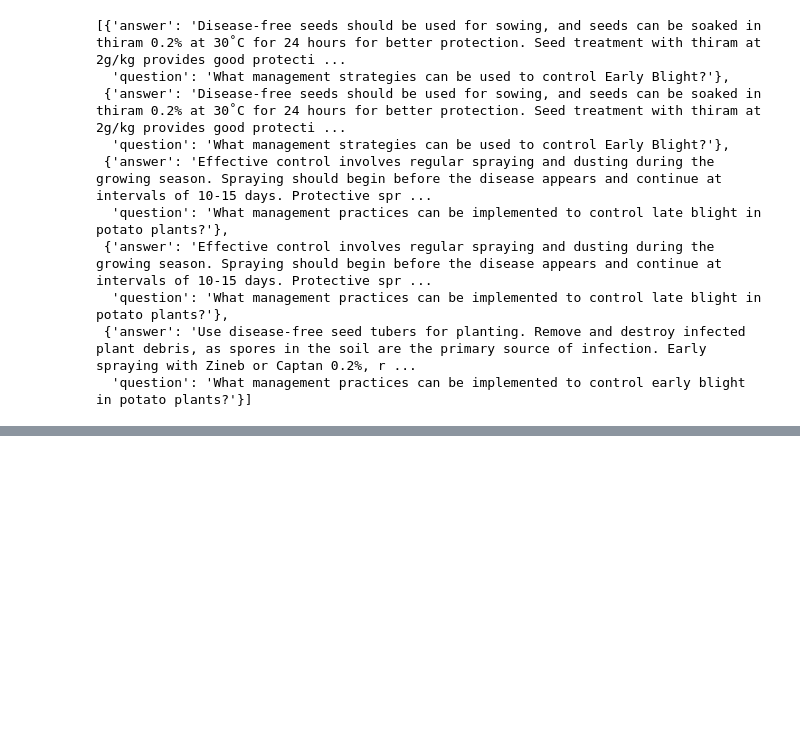
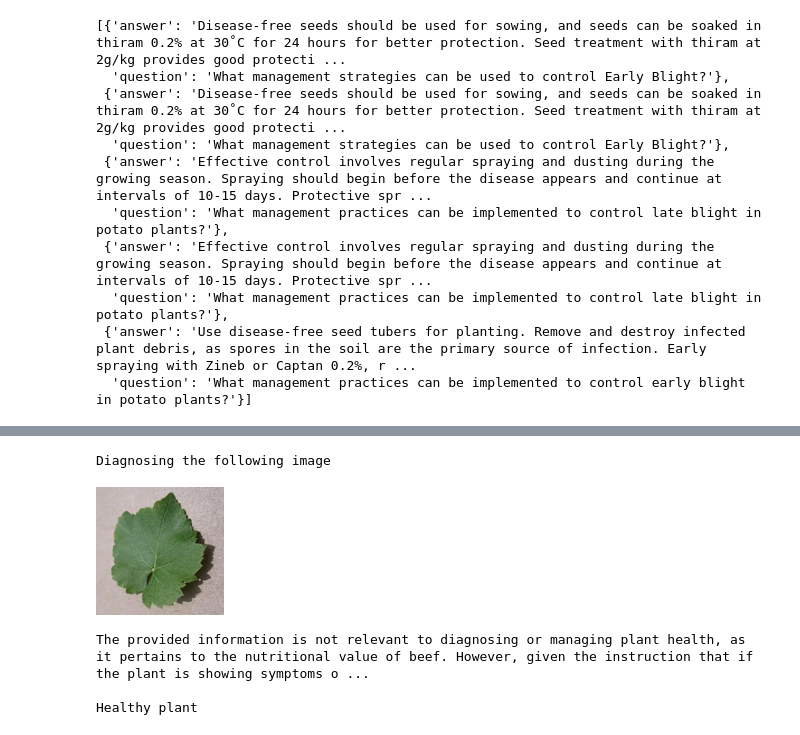
Before and after one commit to gfragko/Leaf_Disease_Diagnosis, a Jupyter notebook: leaf_Diagnosis_COMPLETE.ipynb, the cells around one changed output, grey strips where cells are left out. Drawn from its saved outputs; the diff is of its cells as text; code cells hidden in the pictures; blank space fills up the shorter version.

```diff
--- a/leaf_Diagnosis_COMPLETE.ipynb
+++ b/leaf_Diagnosis_COMPLETE.ipynb
@@ -217,7 +220,7 @@ def format_disease_label(disease_name):
         'role': 'user',
         'content': LLAMA_PROMPT
     }]
-)
+    )
 
 
     return response_disease["message"]["content"]
@@ -239,5 +242,14 @@ def format_final_diagnosis(rag_out, raw_diagnosis):
 
 
     return response["message"]["content"]
+
+
+def get_results(path):
+    raw_diagnosis = get_diagnosis(path)
+    diagnosis = format_disease_label(raw_diagnosis)
+    retrieved_answers = query_rag(diagnosis,5)
+    result = format_final_diagnosis(retrieved_answers, raw_diagnosis)
+    print(result)
+    return
 # %%
 raw_diagnosis = get_diagnosis("./leaves/blight.JPG")
@@ -281,0 +315,8 @@ By implementing these management practices, you can effectively control late bli
+# %%
+get_results("./leaves/healthy.JPG")
+# %% [output]
+Diagnosing the following image
+[figure, added]
+The provided information is not relevant to diagnosing or managing plant health, as it pertains to the nutritional value of beef. However, given the instruction that if the plant is showing symptoms o ...
+
+Healthy plant
```
Also changed, not shown: parts of 12 cells of this notebook, 11 other files.
